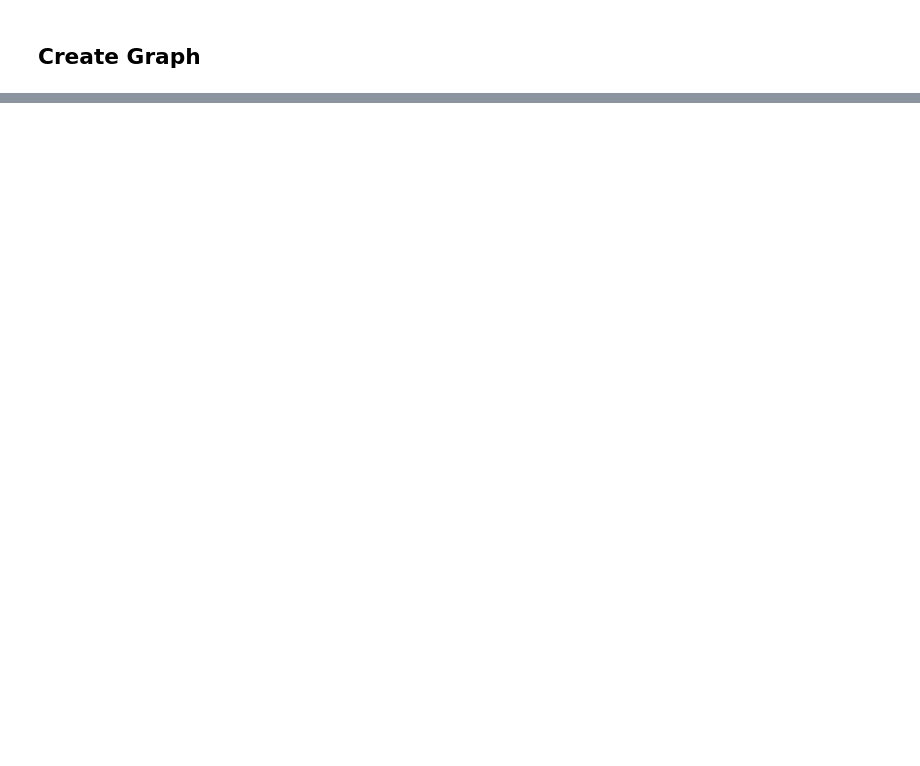
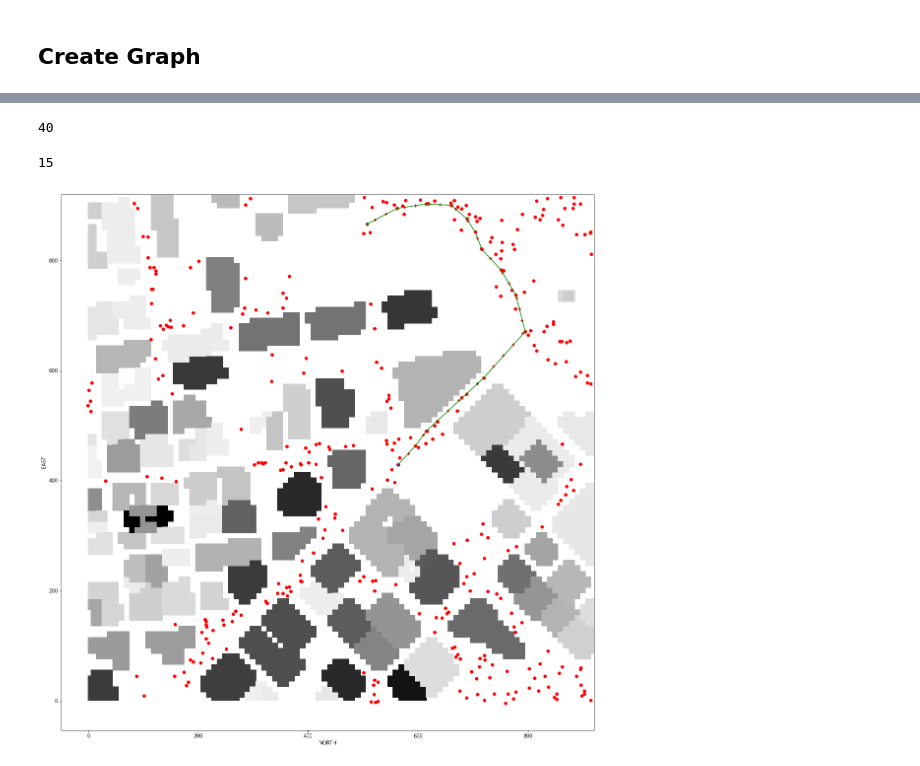
Before and after one commit to fierval/fcnd, a Jupyter notebook: motion_planning/Receding-Horizon.ipynb, the cells around one changed output, grey strips where cells are left out. Saved outputs shown, nothing was run; the diff lists cells and outputs as text; code cells hidden in the pictures; blank space fills up the shorter version.

Commit message:
receding horizon excercise

```diff
--- a/motion_planning/Receding-Horizon.ipynb
+++ b/motion_planning/Receding-Horizon.ipynb
@@ -142,0 +131,47 @@ from sympy import Point3D, Line3D, Plane
+# %%
+local_horizon = (20, 20, 5)
+lx, ly, lz = local_horizon
+voxel_size = 1
+
+new_path = [start]
+
+p0 = path[0]
+
+i = 1
+while i < len(path):
+    p = path[i]
+    x0, y0, z0 = p0
+
+    x0start = max(np.min(data[:, 0]), x0 - lx)
+    y0start = max(np.min(data[:, 1]), y0 - lx)
+
+    v_grid_poly = Polygon([(x0 - lx, y0 - ly), (x0 - lx, y0 + ly), \
+                           (x0 + lx, y0 + ly), (x0 + lx, y0 - ly)])
+
+    line = LineString([p0, p])
+    # if there is an intersection - move towards the intersection
+    # TODO: since the map is static, we cheat and just advance.
+    # If we have not reached the next point, but just the intersection
+    # with our horizon:
+    if v_grid_poly.boundary.intersects(line):
+
+        direction = v_grid_poly.boundary.intersection(line)
+        new_x, new_y = direction.x, direction.y
+        new_z = (new_x - x0) / (p[0] - x0) * (p[2] - z0) + z0
+        new_path.append((new_x, new_y, new_z))
+        p0 = new_path[-1]
+    # next point is inside the horizon
+    else:
+        new_path.append(p)
+        p0 = p
+        i += 1
+# %%
+len(new_path)
+len(path)
+# %% [output]
+40
+15
+# %%
+visualize_path(grid, g, data, new_path, start, goal, mark_all=True)
+# %% [output]
+[figure, added]
```
Also changed, not shown: parts of 18 cells of this notebook, 1 other file.
